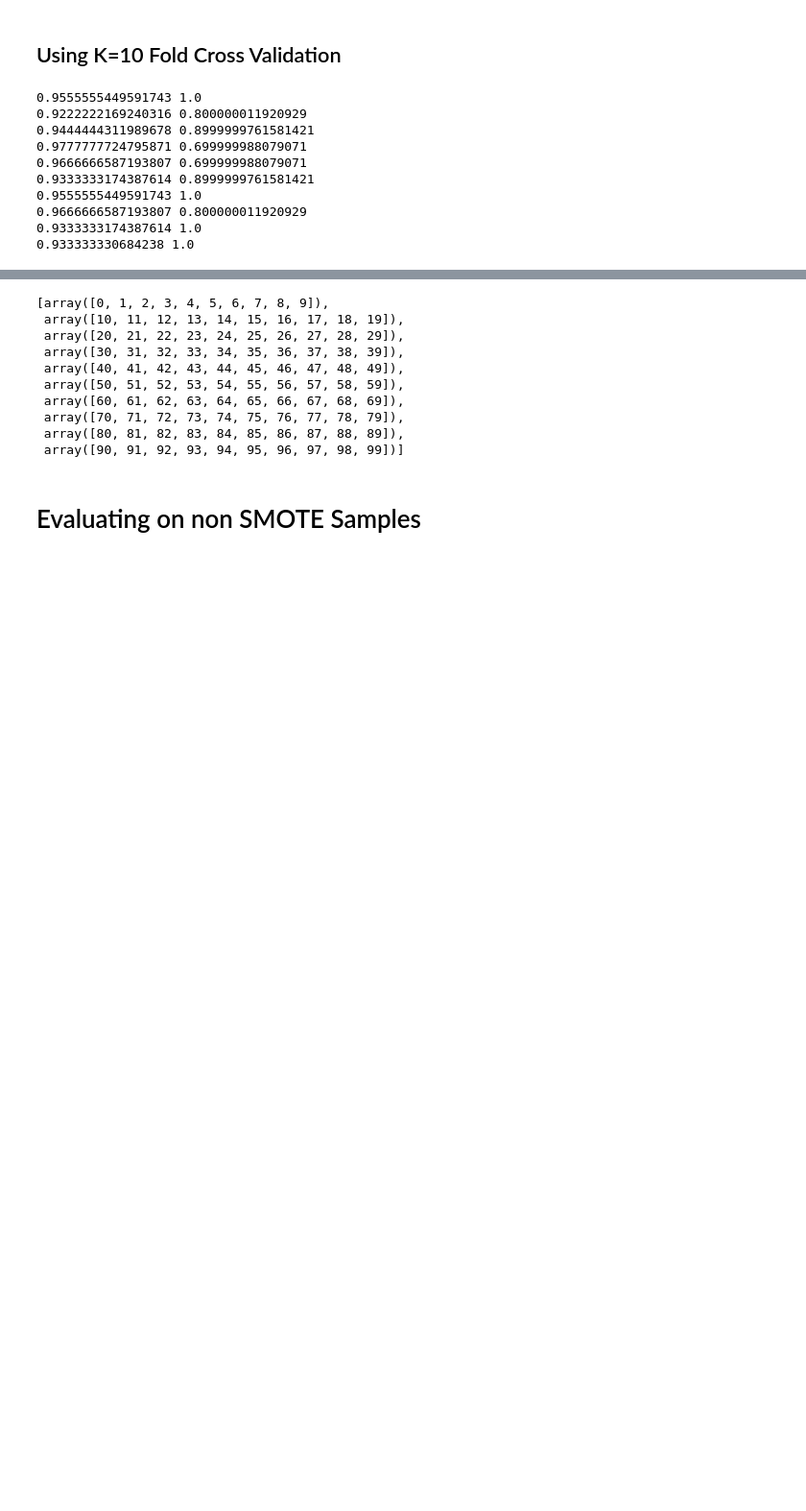
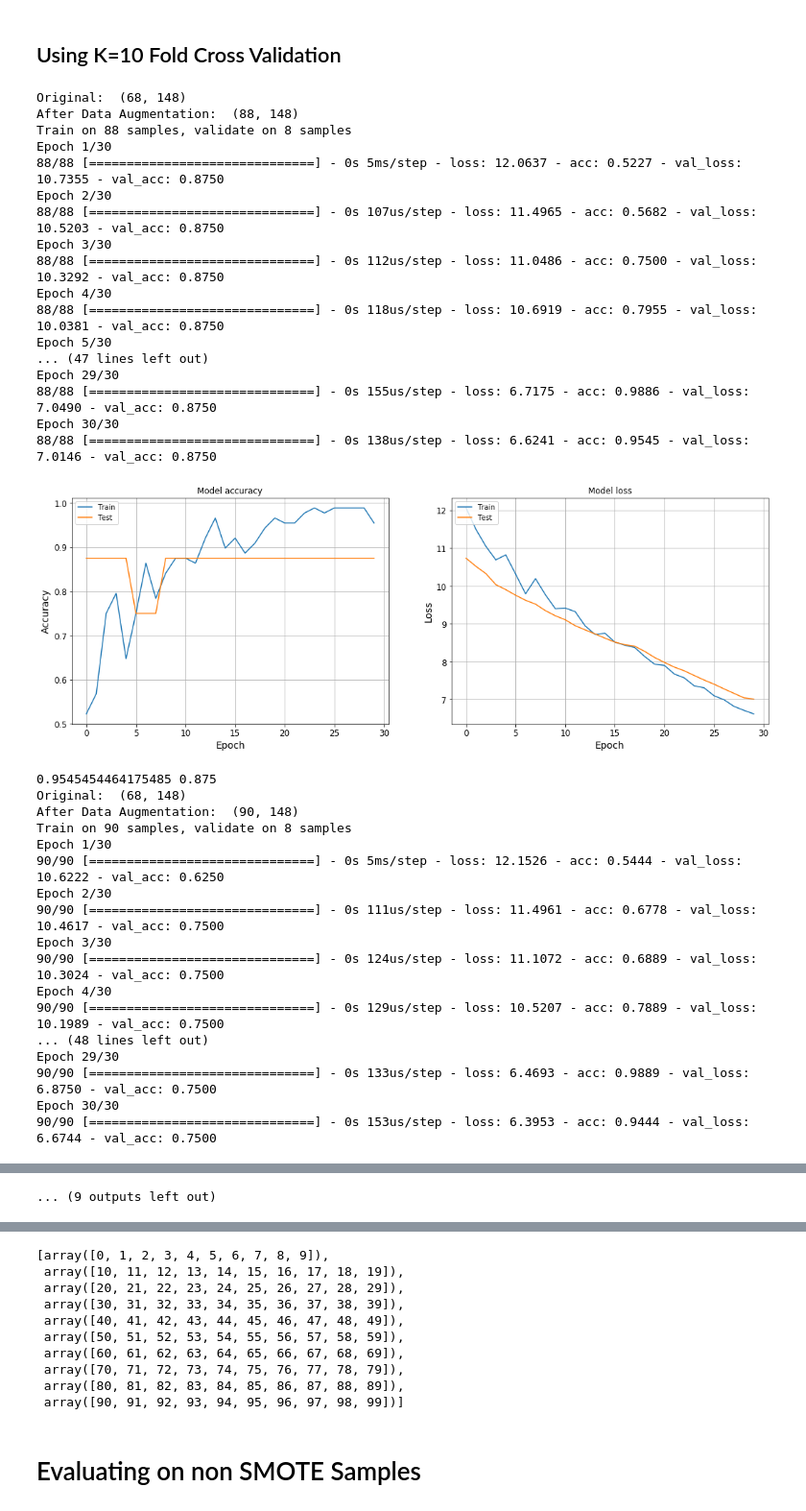
Before and after one commit to ahsanMah/interpretDL, a Jupyter notebook: ADNNI.ipynb, the cells around one changed output, grey strips where cells are left out. Shown at 96% size. Cells and saved outputs as stored; diff of their text form; code cells hidden in the pictures; blank space fills up the shorter version.

```diff
--- a/ADNNI.ipynb
+++ b/ADNNI.ipynb
@@ -363,34 +436,59 @@ features.shape
 # %%
 def getKF(X,y, n_splits=10):
     from sklearn.model_selection import KFold
     kf = KFold(n_splits=n_splits) #Default = 10
 
     for train_index, test_index in kf.split(X):
         X_train = X[train_index]
-        y_train = y[train_index]
+        y_train = y.iloc[train_index]
         X_test = X[test_index]
-        y_test = y[test_index]
+        y_test = y.iloc[test_index]
 
         yield X_train, y_train, X_test, y_test, test_index
 
 histories = []
 testing_indxs =[]
 zoo = []
-for X_train, y_train_1hot, X_test, y_test_1hot, test_index in getKF(features, labels_1hot):
-    dnn = build_dnn(X_train.shape[1])
-    history = dnn.fit(X_train, y_train_1hot, epochs=50, batch_size = 20, validation_data=(X_test, y_test_1hot), verbose=0)
+for X_train, y_train, X_test, y_test, test_index in getKF(features, labels):
+    dnn = build_dnn(num_features, num_labels)
+    history = train_model(dnn,X_train, y_train, X_test, y_test)
     histories.append(history)
     testing_indxs.append(test_index)
     zoo.append(dnn)
     print(history.history["acc"][-1], history.history["val_acc"][-1])
 # %% [output]
-0.9555555449591743 1.0
-0.9222222169240316 0.800000011920929
-0.9444444311989678 0.8999999761581421
-0.9777777724795871 0.699999988079071
-0.9666666587193807 0.699999988079071
-0.9333333174387614 0.8999999761581421
-0.9555555449591743 1.0
-0.9666666587193807 0.800000011920929
-0.9333333174387614 1.0
-0.933333330684238 1.0
+Original:  (68, 148)
+After Data Augmentation:  (88, 148)
+Train on 88 samples, validate on 8 samples
+Epoch 1/30
+88/88 [==============================] - 0s 5ms/step - loss: 12.0637 - acc: 0.5227 - val_loss: 10.7355 - val_acc: 0.8750
+Epoch 2/30
+88/88 [==============================] - 0s 107us/step - loss: 11.4965 - acc: 0.5682 - val_loss: 10.5203 - val_acc: 0.8750
+Epoch 3/30
+88/88 [==============================] - 0s 112us/step - loss: 11.0486 - acc: 0.7500 - val_loss: 10.3292 - val_acc: 0.8750
+Epoch 4/30
+88/88 [==============================] - 0s 118us/step - loss: 10.6919 - acc: 0.7955 - val_loss: 10.0381 - val_acc: 0.8750
+Epoch 5/30
+... (47 lines left out)
+Epoch 29/30
+88/88 [==============================] - 0s 155us/step - loss: 6.7175 - acc: 0.9886 - val_loss: 7.0490 - val_acc: 0.8750
+Epoch 30/30
+88/88 [==============================] - 0s 138us/step - loss: 6.6241 - acc: 0.9545 - val_loss: 7.0146 - val_acc: 0.8750
+[figure, added]
+0.9545454464175485 0.875
+Original:  (68, 148)
+After Data Augmentation:  (90, 148)
+Train on 90 samples, validate on 8 samples
+Epoch 1/30
+90/90 [==============================] - 0s 5ms/step - loss: 12.1526 - acc: 0.5444 - val_loss: 10.6222 - val_acc: 0.6250
+Epoch 2/30
+90/90 [==============================] - 0s 111us/step - loss: 11.4961 - acc: 0.6778 - val_loss: 10.4617 - val_acc: 0.7500
+Epoch 3/30
+90/90 [==============================] - 0s 124us/step - loss: 11.1072 - acc: 0.6889 - val_loss: 10.3024 - val_acc: 0.7500
+Epoch 4/30
+90/90 [==============================] - 0s 129us/step - loss: 10.5207 - acc: 0.7889 - val_loss: 10.1989 - val_acc: 0.7500
+... (48 lines left out)
+Epoch 29/30
+90/90 [==============================] - 0s 133us/step - loss: 6.4693 - acc: 0.9889 - val_loss: 6.8750 - val_acc: 0.7500
+Epoch 30/30
+90/90 [==============================] - 0s 153us/step - loss: 6.3953 - acc: 0.9444 - val_loss: 6.6744 - val_acc: 0.7500
@@ -396,0 +568 @@ for X_train, y_train_1hot, X_test, y_test_1hot, test_index in getKF(features, la
+... (9 outputs left out)
```
Also changed, not shown: parts of 29 cells of this notebook.
